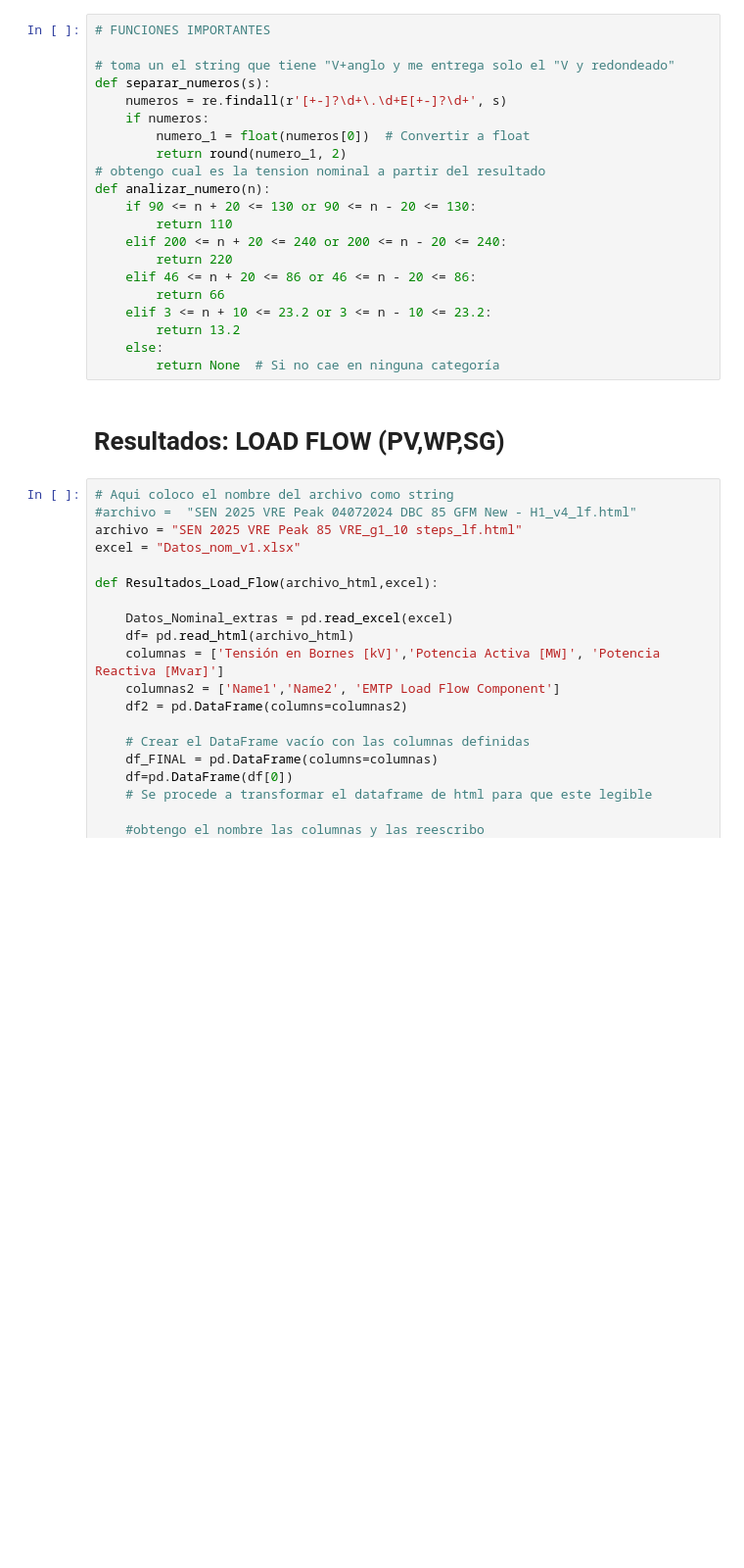
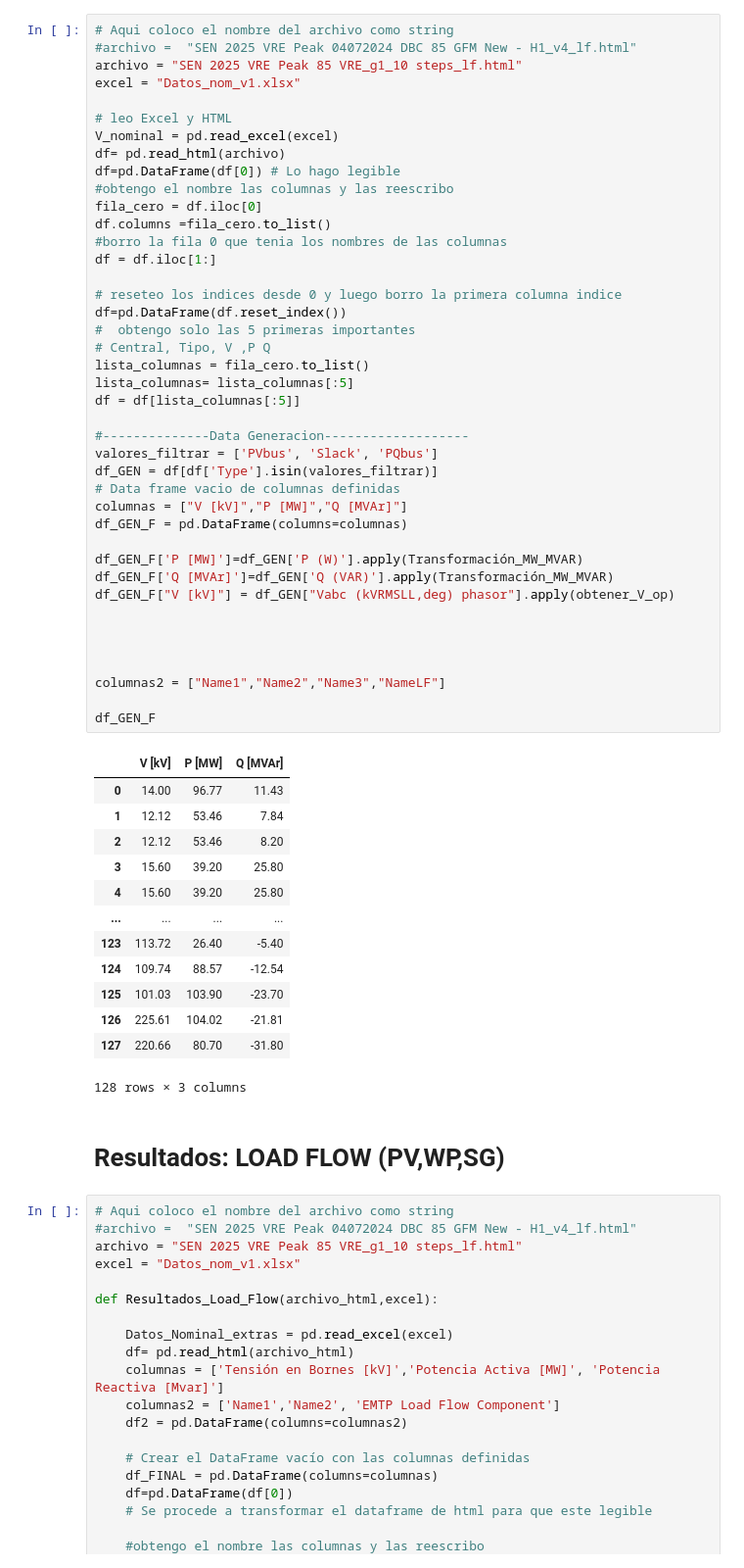
Before and after one commit to fabiMM94/Fabi_Casa_CEN, a Jupyter notebook: Resultados_EMTP.ipynb, the cells around one changed output. Shown at 98% size. Cells and saved outputs as stored; diff of their text form; blank space fills up the shorter version.

Commit message:
Plan para archivo .bat de resultados
Aqui hice un avance de lo que sera el archivo que creara los resultados apartir del HTML

```diff
--- a/Resultados_EMTP.ipynb
+++ b/Resultados_EMTP.ipynb
@@ -35,24 +76,58 @@ def obtener_V_op(cadena):
-# %%
-# FUNCIONES IMPORTANTES
-
-# toma un el string que tiene "V+anglo y me entrega solo el "V y redondeado"
-def separar_numeros(s):
-    numeros = re.findall(r'[+-]?\d+\.\d+E[+-]?\d+', s)
-    if numeros:
-        numero_1 = float(numeros[0])  # Convertir a float
-        return round(numero_1, 2)
-# obtengo cual es la tension nominal a partir del resultado
-def analizar_numero(n):
-    if 90 <= n + 20 <= 130 or 90 <= n - 20 <= 130:
-        return 110
-    elif 200 <= n + 20 <= 240 or 200 <= n - 20 <= 240:
-        return 220
-    elif 46 <= n + 20 <= 86 or 46 <= n - 20 <= 86:
-        return 66
-    elif 3 <= n + 10 <= 23.2 or 3 <= n - 10 <= 23.2:
-        return 13.2
-    else:
-        return None  # Si no cae en ninguna categoría
+# %%
+# Aqui coloco el nombre del archivo como string
+#archivo =  "SEN 2025 VRE Peak 04072024 DBC 85 GFM New - H1_v4_lf.html"
+archivo = "SEN 2025 VRE Peak 85 VRE_g1_10 steps_lf.html"
+excel = "Datos_nom_v1.xlsx"
+
+# leo Excel y HTML
+V_nominal = pd.read_excel(excel)
+df= pd.read_html(archivo)
+df=pd.DataFrame(df[0]) # Lo hago legible
+#obtengo el nombre las columnas y las reescribo
+fila_cero = df.iloc[0]
+df.columns =fila_cero.to_list()
+#borro la fila 0 que tenia los nombres de las columnas
+df = df.iloc[1:]
+
+# reseteo los indices desde 0 y luego borro la primera columna indice
+df=pd.DataFrame(df.reset_index())
+#  obtengo solo las 5 primeras importantes
+# Central, Tipo, V ,P Q
+lista_columnas = fila_cero.to_list()
+lista_columnas= lista_columnas[:5]
+df = df[lista_columnas[:5]]
+
+#--------------Data Generacion-------------------
+valores_filtrar = ['PVbus', 'Slack', 'PQbus']
+df_GEN = df[df['Type'].isin(valores_filtrar)]
+# Data frame vacio de columnas definidas
+columnas = ["V [kV]","P [MW]","Q [MVAr]"]
+df_GEN_F = pd.DataFrame(columns=columnas)
+
+df_GEN_F['P [MW]']=df_GEN['P (W)'].apply(Transformación_MW_MVAR)
+df_GEN_F['Q [MVAr]']=df_GEN['Q (VAR)'].apply(Transformación_MW_MVAR)
+df_GEN_F["V [kV]"] = df_GEN["Vabc (kVRMSLL,deg) phasor"].apply(obtener_V_op)
+
+
+
+
+columnas2 = ["Name1","Name2","Name3","NameLF"]
+
+df_GEN_F
+# %% [output]
+|  | V [kV] | P [MW] | Q [MVAr] |
+| 0 | 14.00 | 96.77 | 11.43 |
+| 1 | 12.12 | 53.46 | 7.84 |
+| 2 | 12.12 | 53.46 | 8.20 |
+| 3 | 15.60 | 39.20 | 25.80 |
+| 4 | 15.60 | 39.20 | 25.80 |
+| ... | ... | ... | ... |
+| 123 | 113.72 | 26.40 | -5.40 |
+| 124 | 109.74 | 88.57 | -12.54 |
+| 125 | 101.03 | 103.90 | -23.70 |
+| 126 | 225.61 | 104.02 | -21.81 |
+| 127 | 220.66 | 80.70 | -31.80 |
+128 rows × 3 columns
 # %% [markdown]
 # Resultados: LOAD FLOW (PV,WP,SG)
 # %%
```
Also changed, not shown: parts of 2 cells of this notebook.
